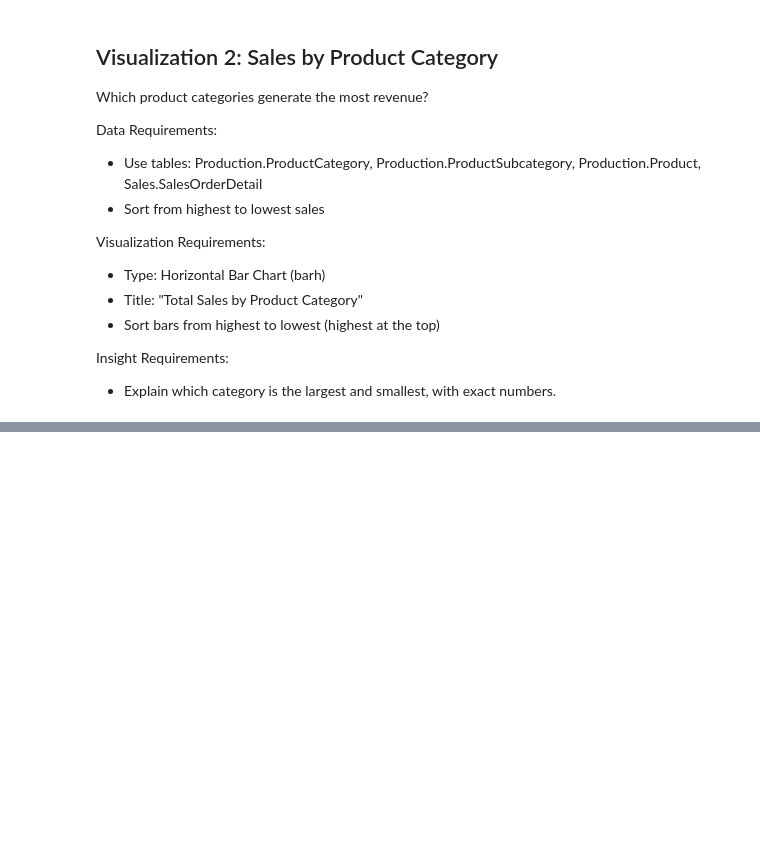
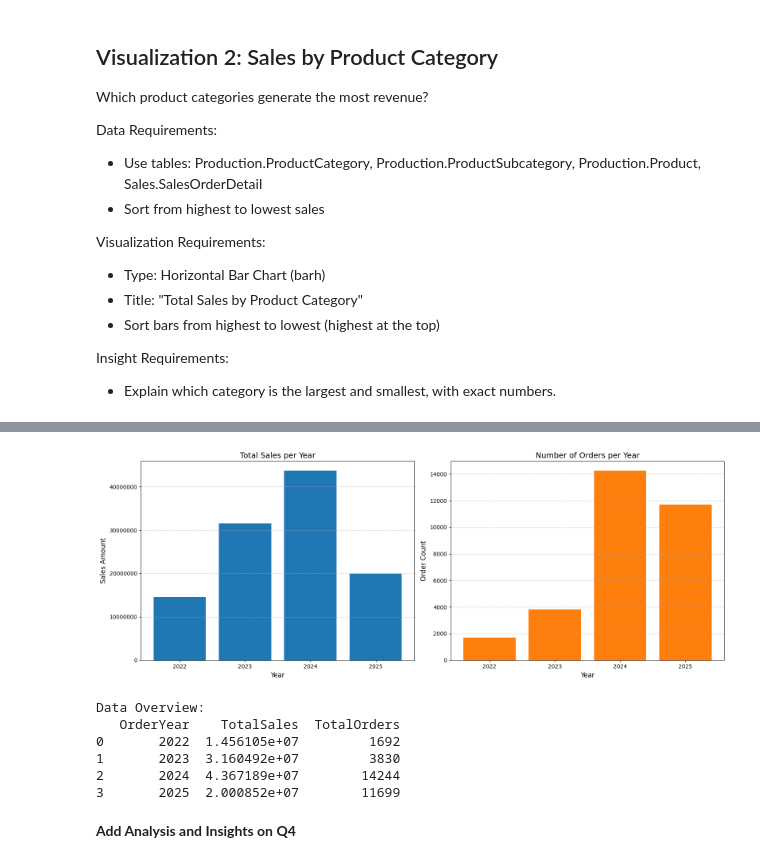
Before and after one commit to smkmrr/adventureworks-analysis, a Jupyter notebook: notebooks/analys.ipynb, the cells around one changed output, grey strips where cells are left out. Cells and saved outputs as stored; diff of their text form; code cells hidden in the pictures; blank space fills up the shorter version.

```diff
--- a/notebooks/analys.ipynb
+++ b/notebooks/analys.ipynb
@@ -122,0 +262,46 @@ Insight Requirements:
+# %%
+# --- QUESTION 4: Sales vs. Orders per Year ---
+
+# 1. READ SQL
+with open('../data/query4.sql', 'r') as file:
+    query_q4 = file.read()
+
+# 2. GET DATA
+df_q4 = pd.read_sql(query_q4, engine)
+
+# 3. VISUALIZE (Using Subplots to handle different scales)
+# fig is the container, ax1 and ax2 are the two separate charts
+fig, (ax1, ax2) = plt.subplots(1, 2, figsize=(16, 6))
+
+# --- Chart 1: Total Sales (The Money) ---
+ax1.bar(df_q4['OrderYear'].astype(str), df_q4['TotalSales'], color='#1f77b4')
+ax1.set_title('Total Sales per Year', fontsize=14)
+ax1.set_xlabel('Year', fontsize=12)
+ax1.set_ylabel('Sales Amount', fontsize=12)
+ax1.ticklabel_format(style='plain', axis='y') # Remove scientific notation
+ax1.grid(axis='y', linestyle='--', alpha=0.7)
+
+# --- Chart 2: Number of Orders (The Volume) ---
+ax2.bar(df_q4['OrderYear'].astype(str), df_q4['TotalOrders'], color='#ff7f0e')
+ax2.set_title('Number of Orders per Year', fontsize=14)
+ax2.set_xlabel('Year', fontsize=12)
+ax2.set_ylabel('Order Count', fontsize=12)
+ax2.grid(axis='y', linestyle='--', alpha=0.7)
+
+# Adjust layout so title doesn't overlap
+plt.tight_layout()
+plt.show()
+
+# 4. INSIGHTS
+print("Data Overview:")
+print(df_q4)
+# %% [output]
+[figure, added]
+Data Overview:
+   OrderYear    TotalSales  TotalOrders
+0       2022  1.456105e+07         1692
+1       2023  3.160492e+07         3830
+2       2024  4.367189e+07        14244
+3       2025  2.000852e+07        11699
+# %% [markdown]
+**Add Analysis and Insights on Q4**
```
Also changed, not shown: parts of 7 cells of this notebook, 1 other file.
